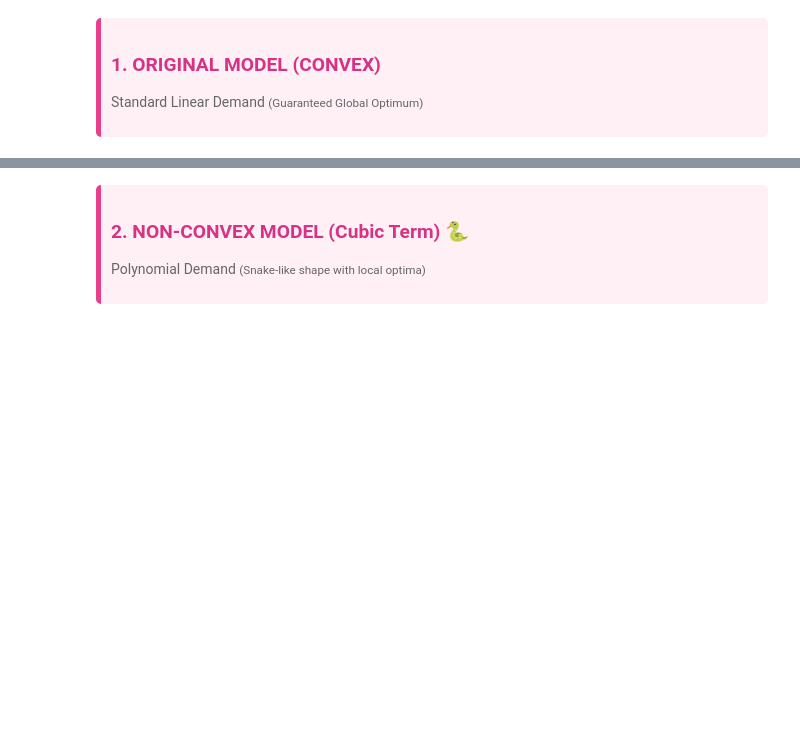
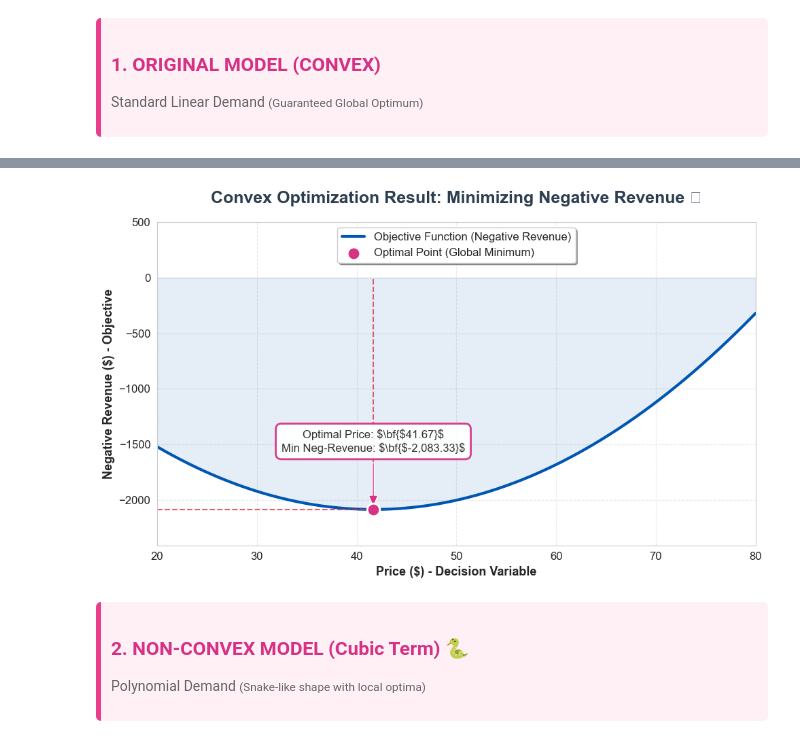
Before and after one commit to hamas22/Project-Convex-Pricing_Optimization-, a Jupyter notebook: pricing-optimization.ipynb, the cells around one changed output, grey strips where cells are left out. Drawn from its saved outputs; the diff is of its cells as text; code cells hidden in the pictures; blank space fills up the shorter version.

```diff
--- a/pricing-optimization.ipynb
+++ b/pricing-optimization.ipynb
@@ -269,3 +347,50 @@ Hessian: -2.4 (negative = concave = CONVEX problem)
+# %%
+prices_conv = np.linspace(20, 80, 1000)
+negative_revenue_conv = -(prices_conv * (a - b * prices_conv))
+opt_loss = problem.value
+
+sns.set_style("whitegrid")
+fig, ax = plt.subplots(figsize=(10, 6))
+
+ax.plot(prices_conv, negative_revenue_conv, color='#0056b3', linewidth=3, label='Objective Function (Negative Revenue)')
+
+ax.fill_between(prices_conv, negative_revenue_conv, y2=0, color='#0056b3', alpha=0.1)
+
+ax.vlines(x=p.value, ymin=opt_loss, ymax=0, color='#dc3545', linestyle='--', linewidth=1.5, alpha=0.8)
+ax.hlines(y=opt_loss, xmin=20, xmax=p.value, color='#dc3545', linestyle='--', linewidth=1.5, alpha=0.8)
+
+ax.scatter([p.value], [opt_loss], color='#d63384', s=180, edgecolor='white', linewidth=2, zorder=5, label='Optimal Point (Global Minimum)')
+
+annotate_text = f"Optimal Price: $\\bf{{${p.value:.2f}}}$\nMin Neg-Revenue: $\\bf{{${opt_loss:,.2f}}}$"
+bbox_props = dict(boxstyle="round,pad=0.5", fc="white", ec="#d63384", lw=2, alpha=0.95)
+
+ax.annotate(annotate_text,
+            xy=(p.value, opt_loss),
+            xytext=(p.value, opt_loss + (abs(opt_loss) * 0.25)),
+            textcoords='data',
+            ha='center',
+            arrowprops=dict(facecolor='#d63384', shrink=0.05, width=2, headwidth=10),
+            fontsize=12, color='#333333', bbox=bbox_props)
+
+ax.set_title('Convex Optimization Result: Minimizing Negative Revenue 📉', fontsize=18, fontweight='bold', pad=20, color='#2c3e50')
+ax.set_xlabel('Price ($) - Decision Variable', fontsize=13, fontweight='bold')
+ax.set_ylabel('Negative Revenue ($) - Objective', fontsize=13, fontweight='bold')
+
+ax.set_xlim(left=20, right=80)
+
+y_min, y_max = ax.get_ylim()
+ax.set_ylim(bottom=y_min * 1.1, top=500)
+
+
+ax.tick_params(axis='both', which='major', labelsize=12)
+ax.grid(True, alpha=0.4, linestyle='--')
+
+ax.legend(loc='upper center', frameon=True, fontsize=12, fancybox=True, shadow=True, bbox_to_anchor=(0.5, 1))
+
+plt.tight_layout()
+plt.show()
+# %% [output]
+[figure, added]
 # %% [markdown]
 <div style="background-color:#fff0f6; border-left: 5px solid #e83e8c; padding: 10px; border-radius: 5px;">
     <h3 style="margin:0; color:#d63384;">2. NON-CONVEX MODEL (Cubic Term) 🐍</h3>
```
Also changed, not shown: parts of 16 cells of this notebook, 1 other file.
